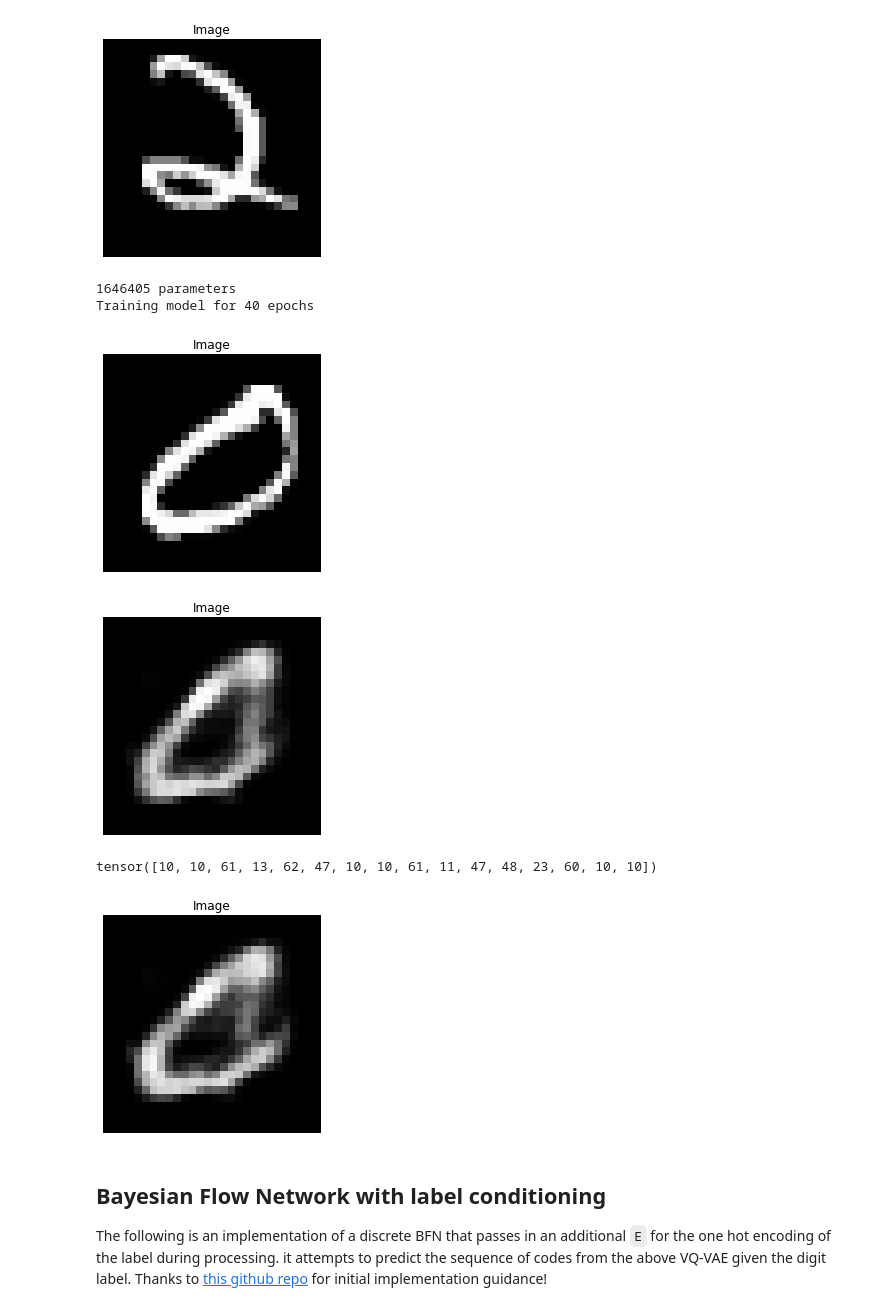
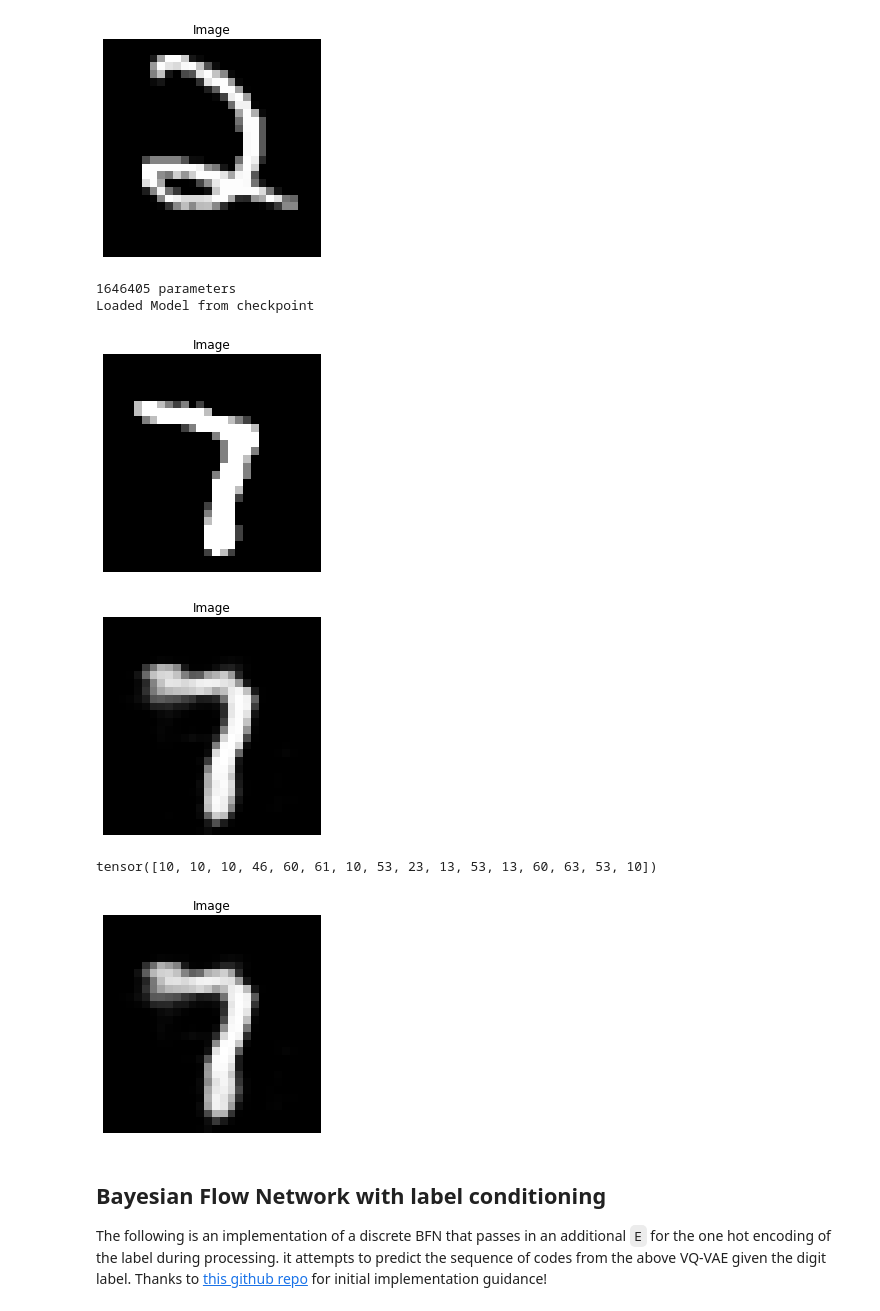
Before and after one commit to pvwoods/dl-experiments, a Jupyter notebook: bfn/mnist.ipynb, the cells around one changed output. Cells and saved outputs as stored; diff of their text form; code cells hidden in the pictures.

```diff
--- a/bfn/mnist.ipynb
+++ b/bfn/mnist.ipynb
@@ -102,13 +103,14 @@ class VQVAE2d(nn.Module):
     @torch.inference_mode()
     def quantized_decode(self, codes):
 
-        # TODO: rewrite to work on arbitrary batch size
-        encoded_x = self.vq.codebook[codes]
+        B, P = codes.shape
+
+        encoded_x = self.vq.codebook[torch.flatten(codes)].reshape((B * P, -1))
 
         sampled_x = self.sample(encoded_x)
         decoded_x = self.decoder(sampled_x)
-        out = torch.reshape(decoded_x, (1, self.total_size))
-        out = torch.reshape(self.global_refiner(out), (1, self.channels, self.width, self.height))
+        out = torch.reshape(decoded_x, (B, self.total_size))
+        out = torch.reshape(self.global_refiner(out), (B, self.channels, self.width, self.height))
 
         return out
 
@@ -136,8 +138,8 @@ NUM_PATCHES = 16
 CODEBOOK_SIZE = 64
 DEVICE = 'cuda'
 AE_MODEL_PATH = './ae_model.pt'
-USE_CHECKPOINT = False
-SHOULD_TRAIN = True
+USE_CHECKPOINT = True
+SHOULD_TRAIN = False
 EPOCHS = 40
 LR = 1e-4
 
@@ -178,7 +180,7 @@ if SHOULD_TRAIN:
     torch.save(ae_model.state_dict(), AE_MODEL_PATH)
 # %% [output]
 1646405 parameters
-Training model for 40 epochs
+Loaded Model from checkpoint
 # %%
 ae_model = ae_model.cpu()
 
@@ -192,14 +194,14 @@ else:
 display_image(image.cpu())
 codes
 # %% [output]
-[figure, old version]
+[figure, new version]
-[figure, old version]
+[figure, new version]
-tensor([10, 10, 61, 13, 62, 47, 10, 10, 61, 11, 47, 48, 23, 60, 10, 10])
+tensor([10, 10, 10, 46, 60, 61, 10, 53, 23, 13, 53, 13, 60, 63, 53, 10])
 # %%
-image = ae_model.quantized_decode(codes)
-display_image(image.cpu())
+image = ae_model.quantized_decode(codes.unsqueeze(0))
+display_image(image[0].cpu())
 # %% [output]
-[figure, old version]
+[figure, new version]
 # %% [markdown]
 ## Bayesian Flow Network with label conditioning
 
```
Also changed, not shown: parts of 7 cells of this notebook.
